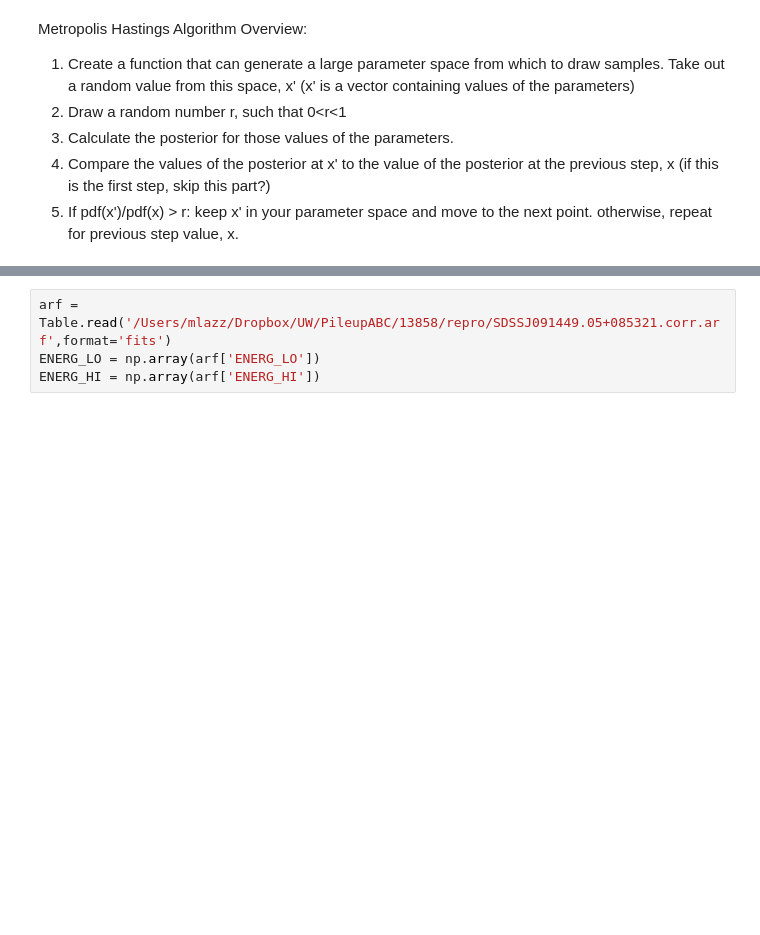
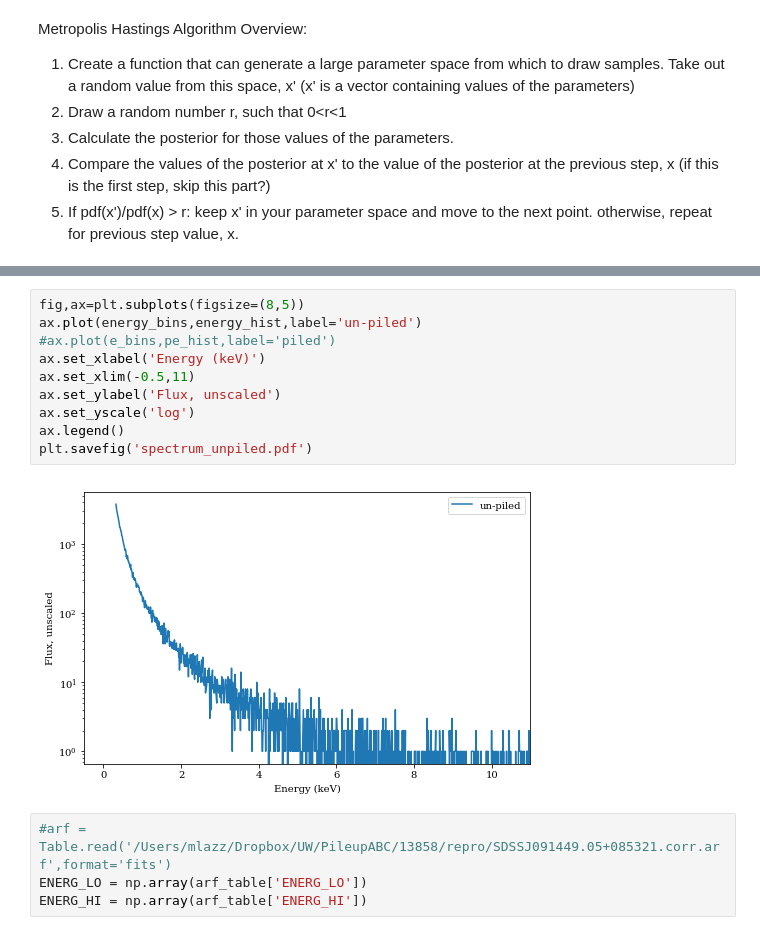
Before and after one commit to dirac-institute/PileupABC, a Jupyter notebook: Margaret/metropolis_hastings_mcmc.ipynb, the cells around one changed output, grey strips where cells are left out. Drawn from its saved outputs; the diff is of its cells as text; blank space fills up the shorter version.

```diff
--- a/Margaret/metropolis_hastings_mcmc.ipynb
+++ b/Margaret/metropolis_hastings_mcmc.ipynb
@@ -35,6 +36,18 @@ Fraction of photons that are piled = 0.95958904383
+# %%
+fig,ax=plt.subplots(figsize=(8,5))
+ax.plot(energy_bins,energy_hist,label='un-piled')
+#ax.plot(e_bins,pe_hist,label='piled')
+ax.set_xlabel('Energy (keV)')
+ax.set_xlim(-0.5,11)
+ax.set_ylabel('Flux, unscaled')
+ax.set_yscale('log')
+ax.legend()
+plt.savefig('spectrum_unpiled.pdf')
+# %% [output]
+[figure, added]
 # %%
-arf = Table.read('/Users/mlazz/Dropbox/UW/PileupABC/13858/repro/SDSSJ091449.05+085321.corr.arf',format='fits')
-ENERG_LO = np.array(arf['ENERG_LO'])
-ENERG_HI = np.array(arf['ENERG_HI'])
+#arf = Table.read('/Users/mlazz/Dropbox/UW/PileupABC/13858/repro/SDSSJ091449.05+085321.corr.arf',format='fits')
+ENERG_LO = np.array(arf_table['ENERG_LO'])
+ENERG_HI = np.array(arf_table['ENERG_HI'])
 # %%
 #Initially, just do some number of iterations, before worrying about including autocorrelation
```
Also changed, not shown: parts of 32 cells of this notebook, 3 other files.
